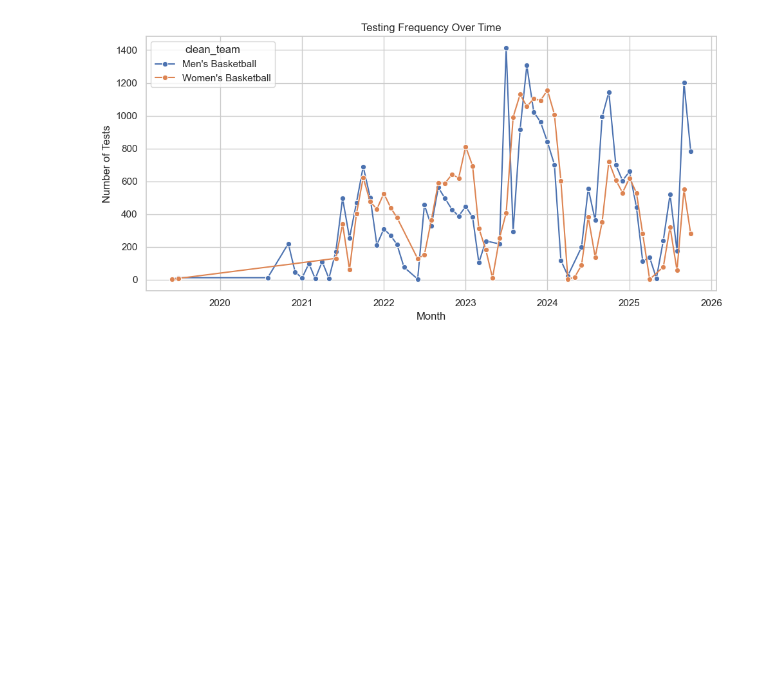
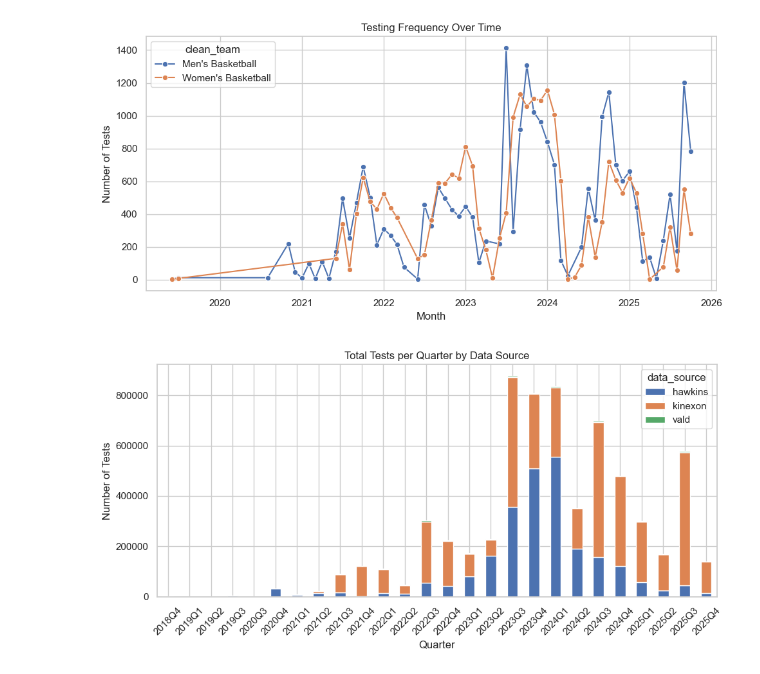
Before and after one commit to HHA507-Group-5/507_groupproject_2025, a Jupyter notebook: part3_viz_comparison.ipynb, the cells around one changed output. Drawn from its saved outputs; the diff is of its cells as text; code cells hidden in the pictures; blank space fills up the shorter version.

Commit message:
did a quaterly and months data of 2025

```diff
--- a/part3_viz_comparison.ipynb
+++ b/part3_viz_comparison.ipynb
@@ -148,45 +148,45 @@ else:
 # %% [output]
 [figure]
 # %%
-# PART 3.3 – Quarterly Summary: Total Tests + Stacked Bars by Data Source
+# PART 3.3 – Total tests per quarter by data source (it was really slow for monthly, so quarterly for now will try again)
 
-query_dash = f"""
-    SELECT timestamp, data_source
+query_q = f"""
+    SELECT
+        DATE_FORMAT(timestamp, '%%Y-%%m-01') AS month_start,
+        data_source,
+        COUNT(*) AS test_count
     FROM {TABLE}
     WHERE timestamp IS NOT NULL
+    GROUP BY month_start, data_source
+    ORDER BY month_start, data_source;
 """
 
-df_dash = pd.read_sql(query_dash, engine)
+df_q = pd.read_sql(query_q, engine)
 
-df_dash["timestamp"] = pd.to_datetime(df_dash["timestamp"])
-df_dash["quarter"] = df_dash["timestamp"].dt.to_period("Q").astype(str)
+df_q["month_start"] = pd.to_datetime(df_q["month_start"])
+df_q["quarter"] = df_q["month_start"].dt.to_period("Q").astype(str)
 
-quarterly_by_source = (
-    df_dash
-    .groupby(["quarter", "data_source"])
-    .size()
-    .reset_index(name="test_count")
+quarterly = (
+    df_q
+    .groupby(["quarter", "data_source"])["test_count"]
+    .sum()
+    .reset_index()
 )
 
-quarterly_pivot = (
-    quarterly_by_source
+pivot_q = (
+    quarterly
     .pivot(index="quarter", columns="data_source", values="test_count")
     .fillna(0)
 )
 
-quarterly_pivot["total_tests"] = quarterly_pivot.sum(axis=1)
+plt.figure(figsize=(10, 5))
+pivot_q.plot(kind="bar", stacked=True, ax=plt.gca())
 
-plt.figure(figsize=(12, 6))
-quarterly_pivot.drop(columns=["total_tests"]).plot(
-    kind="bar",
-    stacked=True,
-    ax=plt.gca(),
-    colormap="tab20"
-)
-
-plt.title("Total Tests per Quarter by Data Source", fontsize=14)
+plt.title("Total Tests per Quarter by Data Source")
 plt.xlabel("Quarter")
 plt.ylabel("Number of Tests")
 plt.xticks(rotation=45)
 plt.tight_layout()
 plt.show()
+# %% [output]
+[figure, added]
```
Also changed, not shown: parts of 1 cell of this notebook.
